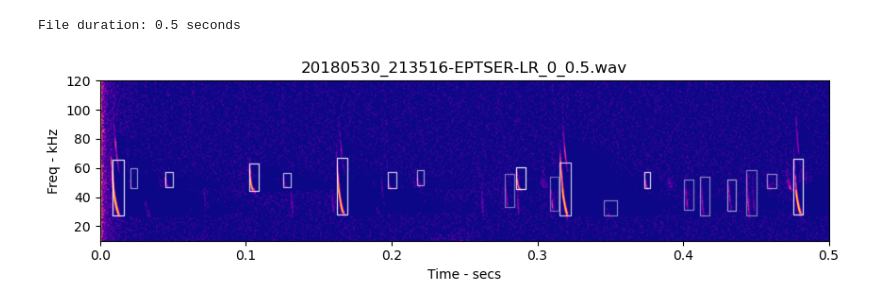
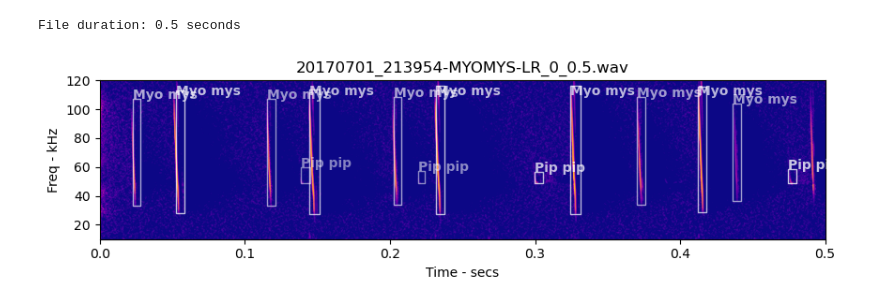
Before and after one commit to macaodha/batdetect2, a Jupyter notebook: batdetect2_notebook.ipynb, the cells around one changed output. Drawn from its saved outputs; the diff is of its cells as text; code cells hidden in the pictures.

```diff
--- a/batdetect2_notebook.ipynb
+++ b/batdetect2_notebook.ipynb
@@ -36,7 +36,7 @@ model, params = du.load_model(args['model_path'])
 ### Select the audio file and run the model
 # %%
 # choose an audio file
-audio_file = 'example_data/audio/20180530_213516-EPTSER-LR_0_0.5.wav'
+audio_file = 'example_data/audio/20170701_213954-MYOMYS-LR_0_0.5.wav'
 
 # the following lines are only needed in Colab
 # alternatively you can upload your own file
@@ -89,14 +91,14 @@ spec, spec_viz = au.generate_spectrogram(audio, sampling_rate, params, True, Fal
 # %%
 # display the detections on top of the spectrogram
 # note, if the audio file is very long, this image will be very large - best to crop the audio first
 start_time = 0.0
 detections = [ann for ann in results['pred_dict']['annotation']]
 fig = plt.figure(1, figsize=(spec.shape[1]/100, spec.shape[0]/100), dpi=100, frameon=False)
 spec_duration = au.x_coords_to_time(spec.shape[1], sampling_rate, params['fft_win_length'], params['fft_overlap'])
-viz.create_box_image(spec, fig, detections, start_time, start_time+spec_duration, spec_duration, params, spec.max()*1.1, False)
+viz.create_box_image(spec, fig, detections, start_time, start_time+spec_duration, spec_duration, params, spec.max()*1.1, False, True)
 plt.ylabel('Freq - kHz')
 plt.xlabel('Time - secs')
 plt.title(os.path.basename(audio_file))
 plt.show()
 # %% [output]
-[figure, old version]
+[figure, new version]
```
Also changed, not shown: parts of 2 cells of this notebook, 5 other files.
